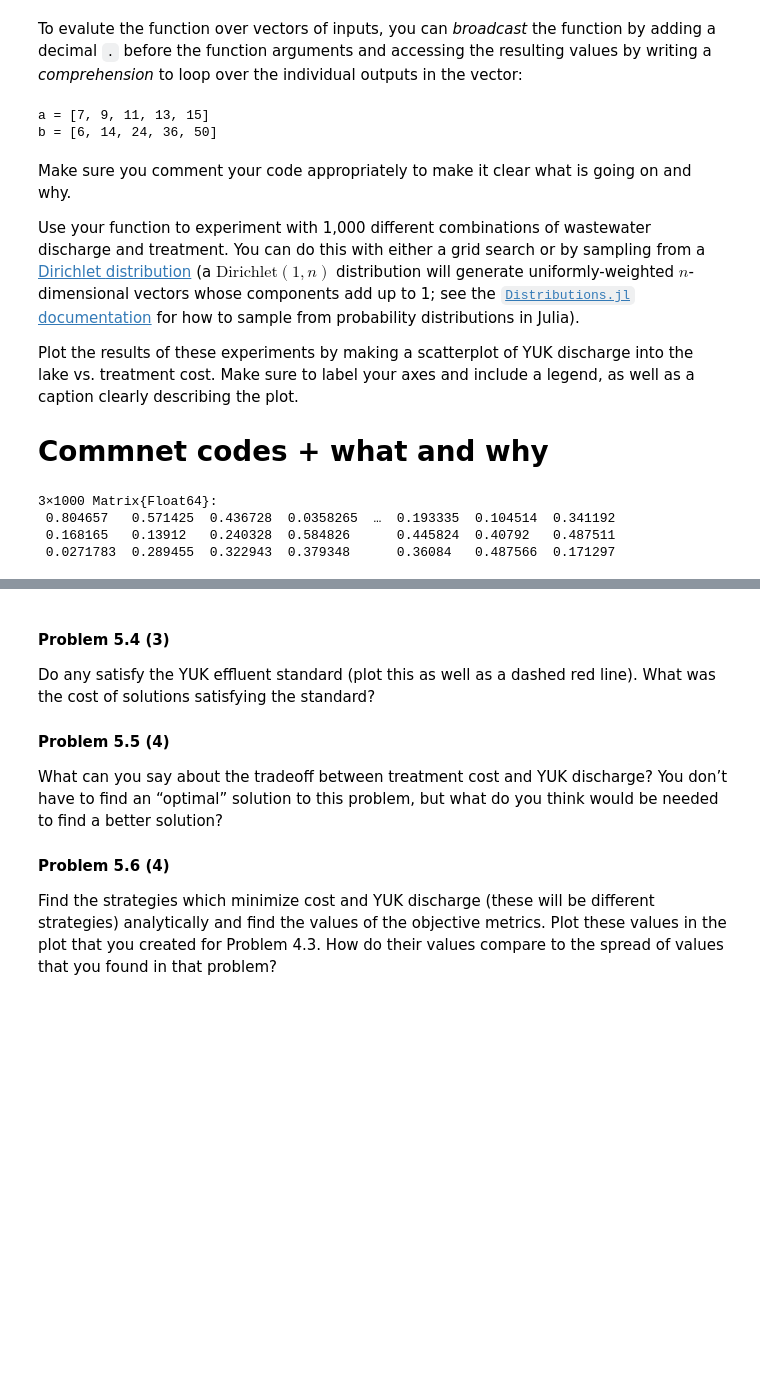
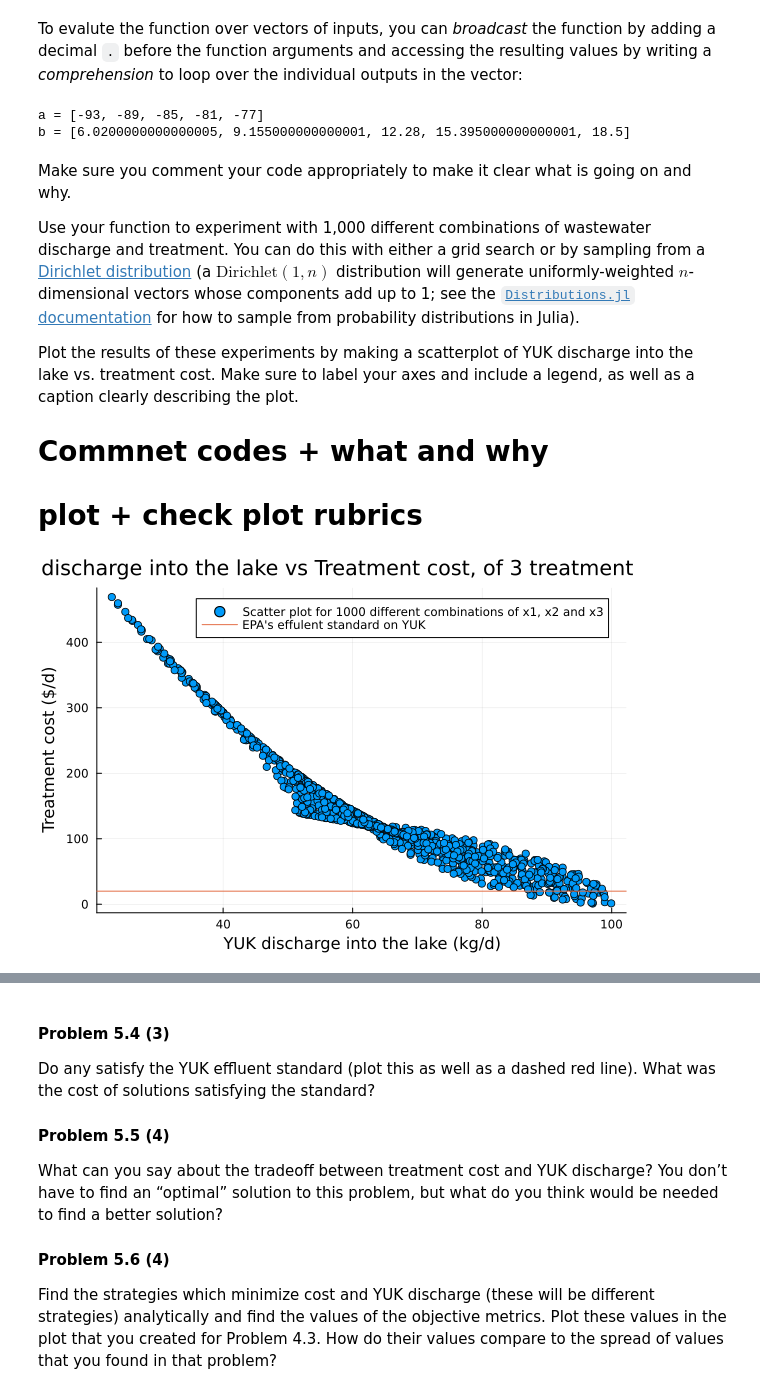
Before and after one commit to gchen8888/hw01, a Jupyter notebook: hw01.ipynb, the cells around one changed output, grey strips where cells are left out. Drawn from its saved outputs; the diff is of its cells as text; code cells hidden in the pictures; blank space fills up the shorter version.

```diff
--- a/hw01.ipynb
+++ b/hw01.ipynb
@@ -474,6 +474,9 @@ in:
 # %%
-function multiple_return_values(x1, x2, x3)
-    return (x1 + x2 + x3 - 100, 0.2*x1 + x2 - 0.005(x2^2) + x3)
+function multiple_return_values(x1, x2, x3) # Variables are defined in Problem 5.1
+    flow = x1 + x2 + x3 - 100 # Aquired from flow balance
+    mass = 0.2*x1 + x2 - 0.005*((x2)^2) + 1*x3 # Mass of YUK into Prinstine Brooke, aquired from mass balance
+    cost = ((x1)^2)/20 + 1.5*x2 # Total cost from cost1 + cost2, in units of dollars per day
+    return (flow, mass, cost) # The output would be in this order of flow, mass, cost
 end
 
 #a, b = multiple_return_values(2, 5)
@@ -489,15 +492,16 @@ the individual outputs in the vector:
 # %%
 x = [1, 2, 3, 4, 5]
 y = [6, 7, 8, 9, 10]
+z = [0, 2, 4, 6, 8] # Added this to test my version of multiple_return_values function
 
-output = multiple_return_values.(x, y)
+output = multiple_return_values.(x, y, z)
 a = [out[1] for out in output]
 b = [out[2] for out in output]
 @show a;
 @show b;
 # %% [output]
-a = [7, 9, 11, 13, 15]
-b = [6, 14, 24, 36, 50]
+a = [-93, -89, -85, -81, -77]
+b = [6.0200000000000005, 9.155000000000001, 12.28, 15.395000000000001, 18.5]
 # %% [markdown]
 Make sure you comment your code appropriately to make it clear what is
 going on and why.
@@ -519,12 +523,24 @@ and include a legend, as well as a caption clearly describing the plot.
 
 
 # Commnet codes + what and why
+
+# plot + check plot rubrics
 # %%
-diff_combo = rand(Dirichlet(3, 1), 1000)
+diff_combo = rand(Dirichlet(3, 1), 1000) .* 100 # 1000 sets of differnet combo of 3 values that add up to 100
+diff_combo_transpose = transpose(diff_combo)
 
-# Add trasnpose
+x1 = diff_combo_transpose[:, 1] # Use A[:, j] syntax to get the whole column of x1 values acorss 1000 trails
+x2 = diff_combo_transpose[:, 2] # Same as above; index starts at 1 in julia
+x3 = diff_combo_transpose[:, 3]
+
+output = multiple_return_values.(x1, x2, x3) # Apply this function from two code boxes above
+mass = [out[2] for out in output] # The mass rate of YUK into the lake is the second output from the function, use index of 2
+cost = [out[3] for out in output] # The cost is the third output being returned by the function
+
+scatter(mass, cost, label="Scatter plot for 1000 different combinations of x1, x2 and x3", xlabel="YUK discharge into the lake (kg/d)", ylabel="Treatment cost (\$/d)", title="YUK discharge into the lake vs Treatment cost, of 3 treatment methods")
+ # After an error message that point out that the $ would make things after a string, I was able to find out to add / in front of $ to avoid the error
+
+
+ hline!([20], label="EPA's effulent standard on YUK", legend=:topright) # The limit is 20kg/d of YUK into the lake
 # %% [output]
-3×1000 Matrix{Float64}:
- 0.804657   0.571425  0.436728  0.0358265  …  0.193335  0.104514  0.341192
- 0.168165   0.13912   0.240328  0.584826      0.445824  0.40792   0.487511
- 0.0271783  0.289455  0.322943  0.379348      0.36084   0.487566  0.171297
+[figure, added]
```
Also changed, not shown: parts of 4 cells of this notebook, 2 other files.
